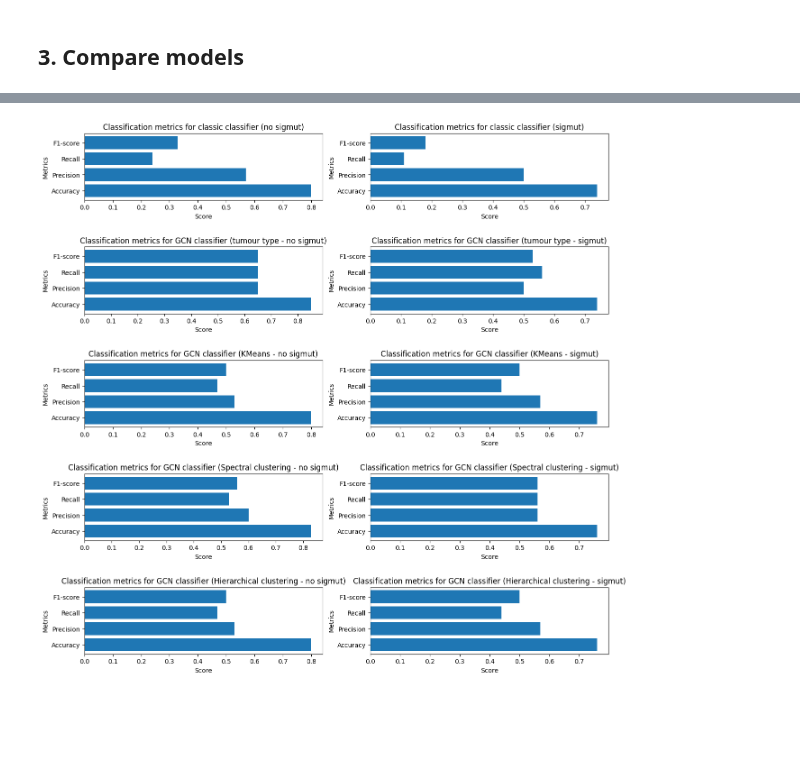
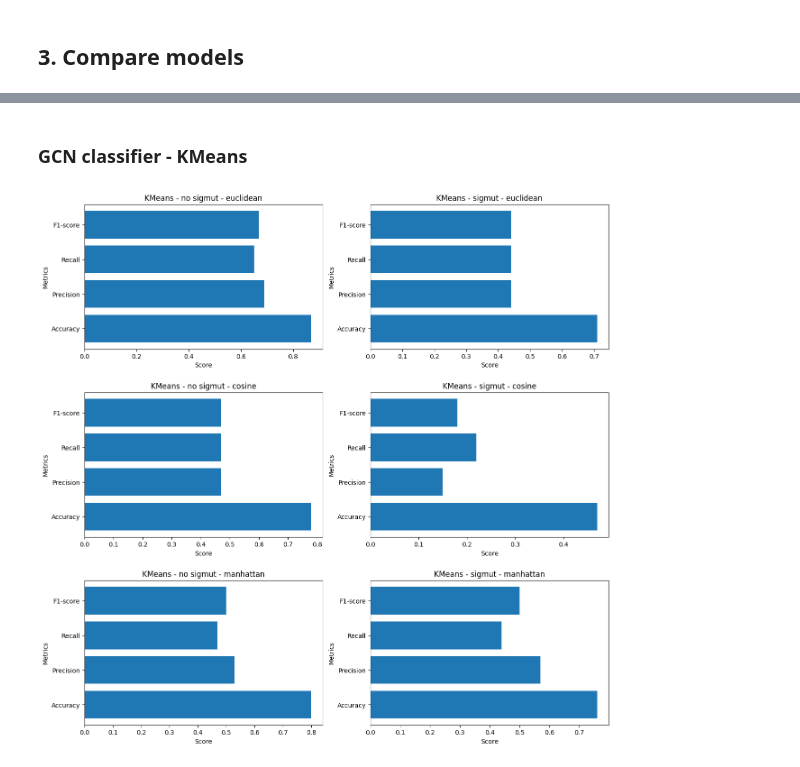
Before and after one commit to Arthur8754/mutational-signatures, a Jupyter notebook: predict-response.ipynb, the cells around one changed output, grey strips where cells are left out. Drawn from its saved outputs; the diff is of its cells as text; code cells hidden in the pictures; blank space fills up the shorter version.

```diff
--- a/predict-response.ipynb
+++ b/predict-response.ipynb
@@ -88,2 +86,5 @@ max_neighbors = 3
+# %%
+distance_measure_euclidean, distance_measure_cosine, distance_measure_manhattan, distance_error = "euclidean","cosine","manhattan","mahalanobis"
+max_neighbors = 3
 # %% [markdown]
 ### 1. Split per tumour type
@@ -128,2 +207,18 @@ test_scores_gcn_sigmut_kmeans, test_classes_gcn_sigmut_kmeans = gcn_manager_sigm
+# %%
+# Distance matrix no sigmut
+distance_matrix_manhattan_no_sigmut = manhattan_distances(X_no_sigmut)
+
+# Distance matrix sigmut
+distance_matrix_manhattan_sigmut = manhattan_distances(X_sigmut)
+
+# Group labels for connecting patients (kmeans clusters)
+group_no_sigmut_kmeans_manhattan = KMeans(n_clusters=10).fit(distance_matrix_manhattan_no_sigmut).labels_
+group_sigmut_kmeans_manhattan = KMeans(n_clusters=10).fit(distance_matrix_manhattan_sigmut).labels_
+
+## No sigmut
+test_scores_gcn_no_sigmut_kmeans_manhattan, test_classes_gcn_no_sigmut_kmeans_manhattan = gcn_manager_no_sigmut_kmeans_manhattan.leave_one_out_cross_validation(X_no_sigmut, y_no_sigmut, group_no_sigmut_kmeans_manhattan, 50, distance_measure_manhattan, max_neighbors)
+
+## Sigmut
+test_scores_gcn_sigmut_kmeans_manhattan, test_classes_gcn_sigmut_kmeans_manhattan = gcn_manager_sigmut_kmeans_manhattan.leave_one_out_cross_validation(X_sigmut, y_sigmut, group_sigmut_kmeans_manhattan, 50, distance_measure_manhattan, max_neighbors)
 # %% [markdown]
 ### 3. Split per Spectral clustering clusters
@@ -219,0 +501,2 @@ auc_gcn_sigmut_hierarchical = ClassificationMetrics.compute_auc(y_sigmut, test_s
+# %% [markdown]
+### GCN classifier - KMeans
@@ -220,57 +533,37 @@ auc_gcn_sigmut_hierarchical = ClassificationMetrics.compute_auc(y_sigmut, test_s
 # %%
-fig, ax = plt.subplots(5,2,figsize=(15,15))
+fig, ax = plt.subplots(3,2,figsize=(15,15))
 
-ax[0,0].barh(["Accuracy","Precision","Recall","F1-score"],[acc_classic_no_sigmut, pre_classic_no_sigmut, rec_classic_no_sigmut, f1_classic_no_sigmut])
+ax[0,0].barh(["Accuracy","Precision","Recall","F1-score"],[acc_gcn_no_sigmut_kmeans_euclidean, pre_gcn_no_sigmut_kmeans_euclidean, rec_gcn_no_sigmut_kmeans_euclidean, f1_gcn_no_sigmut_kmeans_euclidean])
 ax[0,0].set_xlabel("Score")
 ax[0,0].set_ylabel("Metrics")
-ax[0,0].set_title("Classification metrics for classic classifier (no sigmut)")
+ax[0,0].set_title("KMeans - no sigmut - euclidean")
 
-ax[0,1].barh(["Accuracy","Precision","Recall","F1-score"],[acc_classic_sigmut, pre_classic_sigmut, rec_classic_sigmut, f1_classic_sigmut])
+ax[0,1].barh(["Accuracy","Precision","Recall","F1-score"],[acc_gcn_sigmut_kmeans_euclidean, pre_gcn_sigmut_kmeans_euclidean, rec_gcn_sigmut_kmeans_euclidean, f1_gcn_sigmut_kmeans_euclidean])
 ax[0,1].set_xlabel("Score")
 ax[0,1].set_ylabel("Metrics")
-ax[0,1].set_title("Classification metrics for classic classifier (sigmut)")
+ax[0,1].set_title("KMeans - sigmut - euclidean")
 
-ax[1,0].barh(["Accuracy","Precision","Recall","F1-score"],[acc_gcn_no_sigmut_tumour_type, pre_gcn_no_sigmut_tumour_type, rec_gcn_no_sigmut_tumour_type, f1_gcn_no_sigmut_tumour_type])
+ax[1,0].barh(["Accuracy","Precision","Recall","F1-score"],[acc_gcn_no_sigmut_kmeans_cosine, pre_gcn_no_sigmut_kmeans_cosine, rec_gcn_no_sigmut_kmeans_cosine, f1_gcn_no_sigmut_kmeans_cosine])
 ax[1,0].set_xlabel("Score")
 ax[1,0].set_ylabel("Metrics")
-ax[1,0].set_title("Classification metrics for GCN classifier (tumour type - no sigmut)")
+ax[1,0].set_title("KMeans - no sigmut - cosine")
 
-ax[1,1].barh(["Accuracy","Precision","Recall","F1-score"],[acc_gcn_sigmut_tumour_type, pre_gcn_sigmut_tumour_type, rec_gcn_sigmut_tumour_type, f1_gcn_sigmut_tumour_type])
+ax[1,1].barh(["Accuracy","Precision","Recall","F1-score"],[acc_gcn_sigmut_kmeans_cosine, pre_gcn_sigmut_kmeans_cosine, rec_gcn_sigmut_kmeans_cosine, f1_gcn_sigmut_kmeans_cosine])
 ax[1,1].set_xlabel("Score")
 ax[1,1].set_ylabel("Metrics")
-ax[1,1].set_title("Classification metrics for GCN classifier (tumour type - sigmut)")
+ax[1,1].set_title("KMeans - sigmut - cosine")
 
-ax[2,0].barh(["Accuracy","Precision","Recall","F1-score"],[acc_gcn_no_sigmut_kmeans, pre_gcn_no_sigmut_kmeans, rec_gcn_no_sigmut_kmeans, f1_gcn_no_sigmut_kmeans])
+ax[2,0].barh(["Accuracy","Precision","Recall","F1-score"],[acc_gcn_no_sigmut_kmeans_manhattan, pre_gcn_no_sigmut_kmeans_manhattan, rec_gcn_no_sigmut_kmeans_manhattan, f1_gcn_no_sigmut_kmeans_manhattan])
 ax[2,0].set_xlabel("Score")
 ax[2,0].set_ylabel("Metrics")
-ax[2,0].set_title("Classification metrics for GCN classifier (KMeans - no sigmut)")
+ax[2,0].set_title("KMeans - no sigmut - manhattan")
 
-ax[2,1].barh(["Accuracy","Precision","Recall","F1-score"],[acc_gcn_sigmut_kmeans, pre_gcn_sigmut_kmeans, rec_gcn_sigmut_kmeans, f1_gcn_sigmut_kmeans])
+ax[2,1].barh(["Accuracy","Precision","Recall","F1-score"],[acc_gcn_sigmut_kmeans_manhattan, pre_gcn_sigmut_kmeans_manhattan, rec_gcn_sigmut_kmeans_manhattan, f1_gcn_sigmut_kmeans_manhattan])
 ax[2,1].set_xlabel("Score")
 ax[2,1].set_ylabel("Metrics")
-ax[2,1].set_title("Classification metrics for GCN classifier (KMeans - sigmut)")
+ax[2,1].set_title("KMeans - sigmut - manhattan")
 
-ax[3,0].barh(["Accuracy","Precision","Recall","F1-score"],[acc_gcn_no_sigmut_spectral, pre_gcn_no_sigmut_spectral, rec_gcn_no_sigmut_spectral, f1_gcn_no_sigmut_spectral])
-ax[3,0].set_xlabel("Score")
-ax[3,0].set_ylabel("Metrics")
-ax[3,0].set_title("Classification metrics for GCN classifier (Spectral clustering - no sigmut)")
-
-ax[3,1].barh(["Accuracy","Precision","Recall","F1-score"],[acc_gcn_sigmut_spectral, pre_gcn_sigmut_spectral, rec_gcn_sigmut_spectral, f1_gcn_sigmut_spectral])
-ax[3,1].set_xlabel("Score")
-ax[3,1].set_ylabel("Metrics")
-ax[3,1].set_title("Classification metrics for GCN classifier (Spectral clustering - sigmut)")
-
-ax[4,0].barh(["Accuracy","Precision","Recall","F1-score"],[acc_gcn_no_sigmut_hierarchical, pre_gcn_no_sigmut_hierarchical, rec_gcn_no_sigmut_hierarchical, f1_gcn_no_sigmut_hierarchical])
-ax[4,0].set_xlabel("Score")
-ax[4,0].set_ylabel("Metrics")
-ax[4,0].set_title("Classification metrics for GCN classifier (Hierarchical clustering - no sigmut)")
-
-ax[4,1].barh(["Accuracy","Precision","Recall","F1-score"],[acc_gcn_sigmut_hierarchical, pre_gcn_sigmut_hierarchical, rec_gcn_sigmut_hierarchical, f1_gcn_sigmut_hierarchical])
-ax[4,1].set_xlabel("Score")
-ax[4,1].set_ylabel("Metrics")
-ax[4,1].set_title("Classification metrics for GCN classifier (Hierarchical clustering - sigmut)")
-
-plt.subplots_adjust(hspace=0.7)
+plt.subplots_adjust(hspace=0.3)
 # %% [output]
-[figure, old version]
+[figure, new version]
 # %%
```
Also changed, not shown: parts of 57 cells of this notebook, 1 other file.
